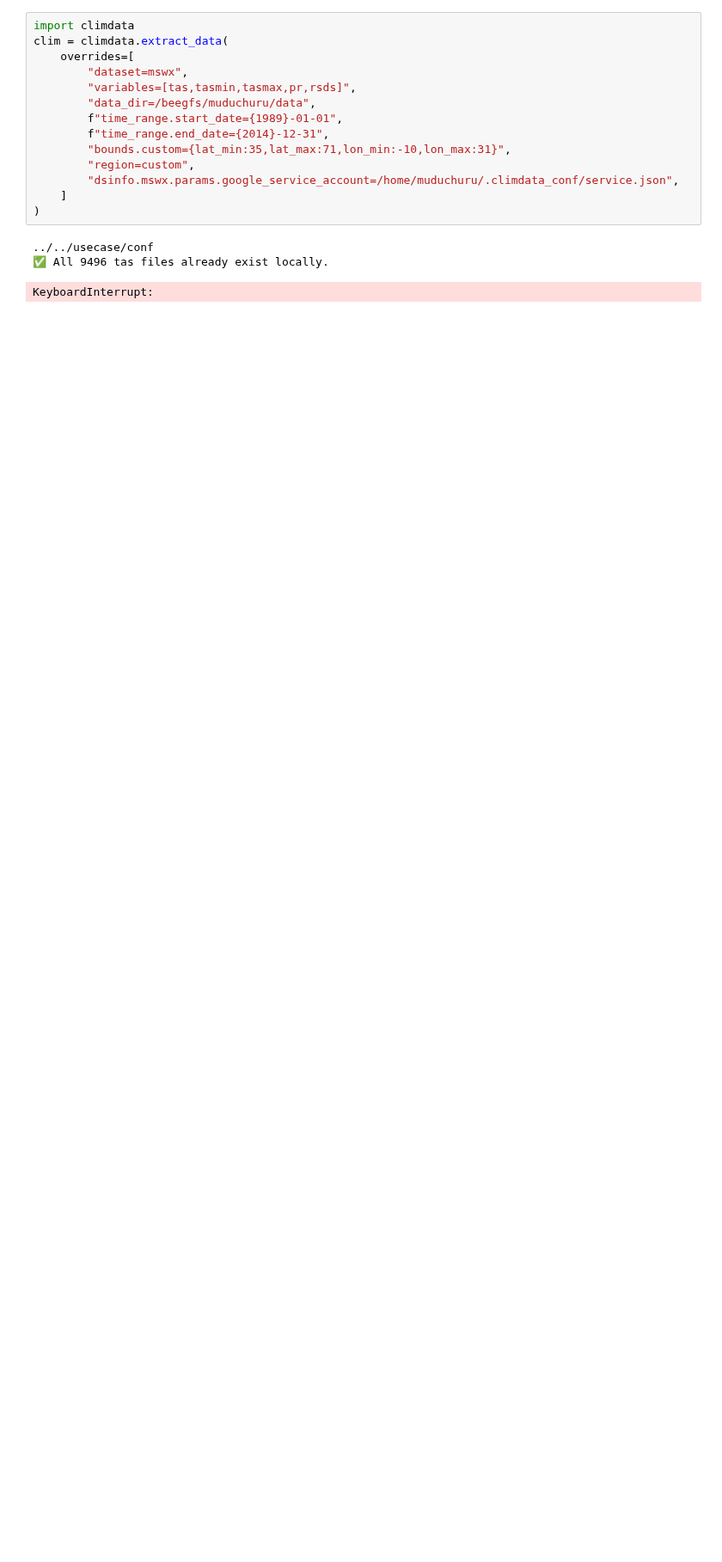
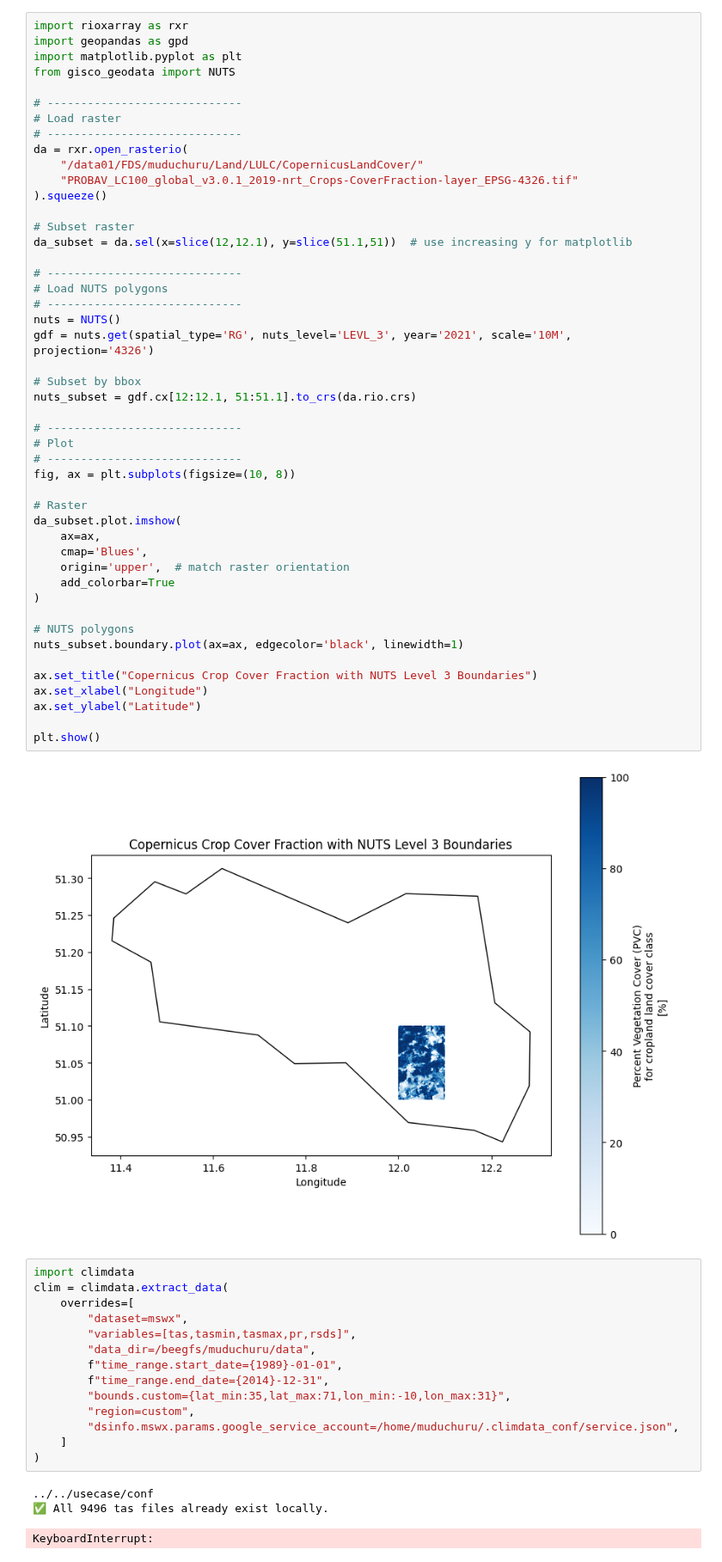
Before and after one commit to Kaushikreddym/climdata, a Jupyter notebook: usecase/simplace_dataprep.ipynb, the cells around one changed output. Shown at 86% size. Saved outputs shown, nothing was run; the diff lists cells and outputs as text; blank space fills up the shorter version.

```diff
--- a/usecase/simplace_dataprep.ipynb
+++ b/usecase/simplace_dataprep.ipynb
@@ -52,3 +136,52 @@ ValueError: No dataset loaded. Call `load()` first.
+# %%
+import rioxarray as rxr
+import geopandas as gpd
+import matplotlib.pyplot as plt
+from gisco_geodata import NUTS
+
+# -----------------------------
+# Load raster
+# -----------------------------
+da = rxr.open_rasterio(
+    "/data01/FDS/muduchuru/Land/LULC/CopernicusLandCover/"
+    "PROBAV_LC100_global_v3.0.1_2019-nrt_Crops-CoverFraction-layer_EPSG-4326.tif"
+).squeeze()
+
+# Subset raster
+da_subset = da.sel(x=slice(12,12.1), y=slice(51.1,51))  # use increasing y for matplotlib
+
+# -----------------------------
+# Load NUTS polygons
+# -----------------------------
+nuts = NUTS()
+gdf = nuts.get(spatial_type='RG', nuts_level='LEVL_3', year='2021', scale='10M', projection='4326')
+
+# Subset by bbox
+nuts_subset = gdf.cx[12:12.1, 51:51.1].to_crs(da.rio.crs)
+
+# -----------------------------
+# Plot
+# -----------------------------
+fig, ax = plt.subplots(figsize=(10, 8))
+
+# Raster
+da_subset.plot.imshow(
+    ax=ax,
+    cmap='Blues',
+    origin='upper',  # match raster orientation
+    add_colorbar=True
+)
+
+# NUTS polygons
+nuts_subset.boundary.plot(ax=ax, edgecolor='black', linewidth=1)
+
+ax.set_title("Copernicus Crop Cover Fraction with NUTS Level 3 Boundaries")
+ax.set_xlabel("Longitude")
+ax.set_ylabel("Latitude")
+
+plt.show()
+# %% [output]
+[figure, added]
 # %%
 import climdata
 clim = climdata.extract_data(
```
Also changed, not shown: parts of 4 cells of this notebook, 5 other files.
